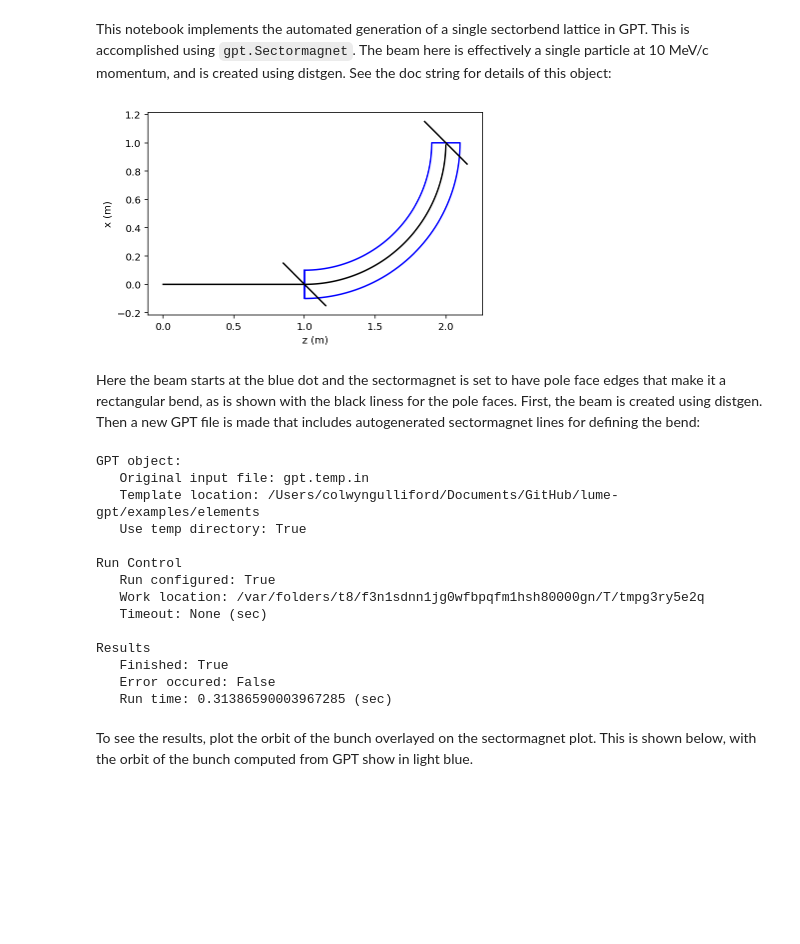
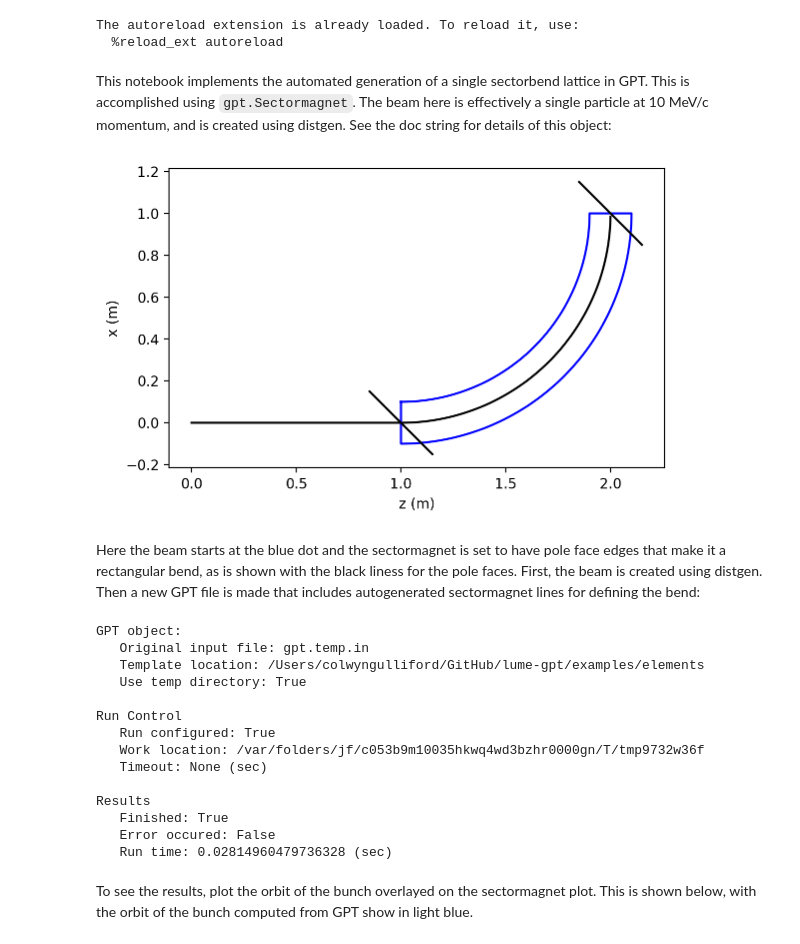
Before and after one commit to ColwynGulliford/lume-gpt, a Jupyter notebook: examples/elements/sectormagnet.ipynb, the cells around one changed output. Saved outputs shown, nothing was run; the diff lists cells and outputs as text; code cells hidden in the pictures; blank space fills up the shorter version.

Commit message:
Updating example notebooks

```diff
--- a/examples/elements/sectormagnet.ipynb
+++ b/examples/elements/sectormagnet.ipynb
@@ -10,33 +10,36 @@ import matplotlib
 %config InlineBackend.figure_format = 'retina'
 
 import sys, os
-root = os.path.join(os.getcwd(), '../../')
+root = os.path.join(os.getcwd(), '../')
 sys.path.append(root)
 
 import math
 
 DISTGEN_INPUT_FILE = os.path.join(root, 'templates/sectormagnet/distgen.in.yaml')
+# %% [output]
+The autoreload extension is already loaded. To reload it, use:
+  %reload_ext autoreload
 # %% [markdown]
 This notebook implements the automated generation of a single sectorbend lattice in GPT.  This is accomplished using `gpt.Sectormagnet`.  The beam here is effectively a single particle at 10 MeV/c momentum, and is created using distgen.  See the doc string for details of this object:
 # %%
 import numpy as np
 from distgen import Generator
 gen = Generator(DISTGEN_INPUT_FILE, verbose=0)
 gen.run()
 pg = gen.particles
 
 angle=90
 R=1
 p = np.mean(pg['p'])
 
-from gpt.element import Lattice
+from gpt.lattice import Lattice
 from gpt.bstatic import Sectormagnet
 
 lat = Lattice('Single Bend')
-lat.add(Sectormagnet('b1', 1.0, +angle, p, phi_in=45, phi_out=45, color='b', fix=True), ds=1)
+lat.add(Sectormagnet('b1', 1.0, +angle, p, phi_in=45, phi_out=45, color='b'), ds=1)
 lat.plot_floor();
 # %% [output]
-[figure, old version]
+[figure, new version]
 # %% [markdown]
 Here the beam starts at the blue dot and the sectormagnet is set to have pole face edges that make it a rectangular bend, as is shown with the black liness for the pole faces.  First, the beam is created using distgen.  Then a new GPT file is made that includes autogenerated sectormagnet lines for defining the bend:
 # %%
@@ -50,18 +53,18 @@ print(G)
 # %% [output]
 GPT object:
    Original input file: gpt.temp.in
-   Template location: /Users/colwyngulliford/Documents/GitHub/lume-gpt/examples/elements
+   Template location: /Users/colwyngulliford/GitHub/lume-gpt/examples/elements
    Use temp directory: True
 
 Run Control
    Run configured: True
-   Work location: /var/folders/t8/f3n1sdnn1jg0wfbpqfm1hsh80000gn/T/tmpg3ry5e2q
+   Work location: /var/folders/jf/c053b9m10035hkwq4wd3bzhr0000gn/T/tmp9732w36f
    Timeout: None (sec)
 
 Results
    Finished: True
    Error occured: False
-   Run time: 0.31386590003967285 (sec)
+   Run time: 0.02814960479736328 (sec)
 # %% [markdown]
 To see the results, plot the orbit of the bunch overlayed on the sectormagnet plot.  This is shown below, with the orbit of the bunch computed from GPT show in light blue.
 # %%
```
Also changed, not shown: 46 other files.
